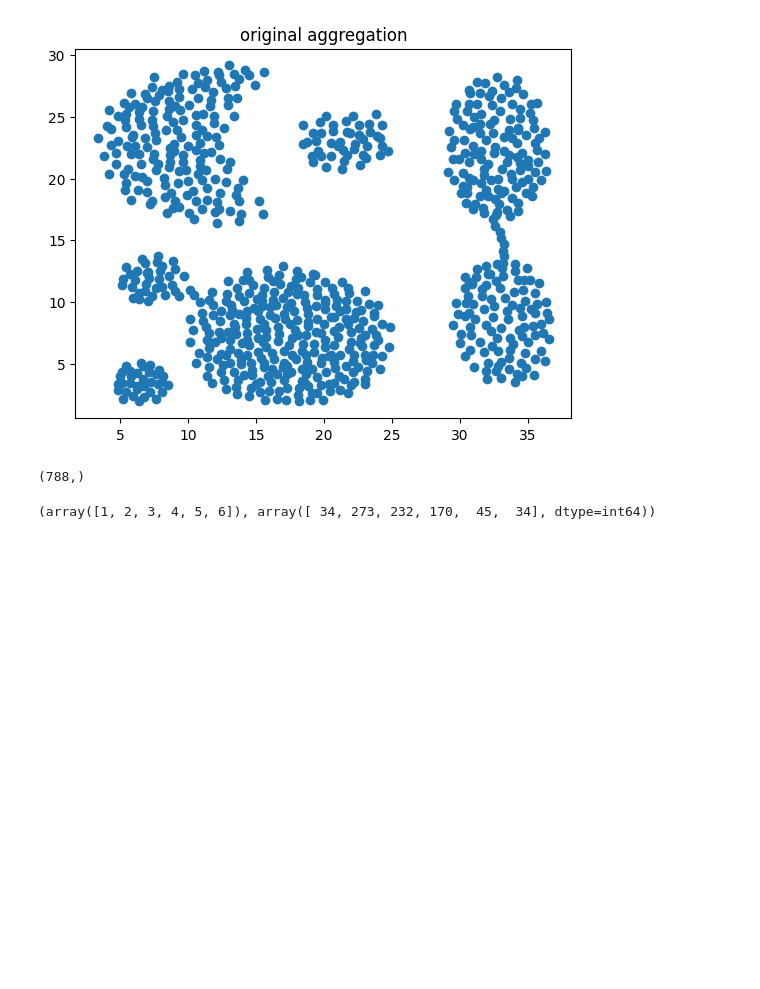
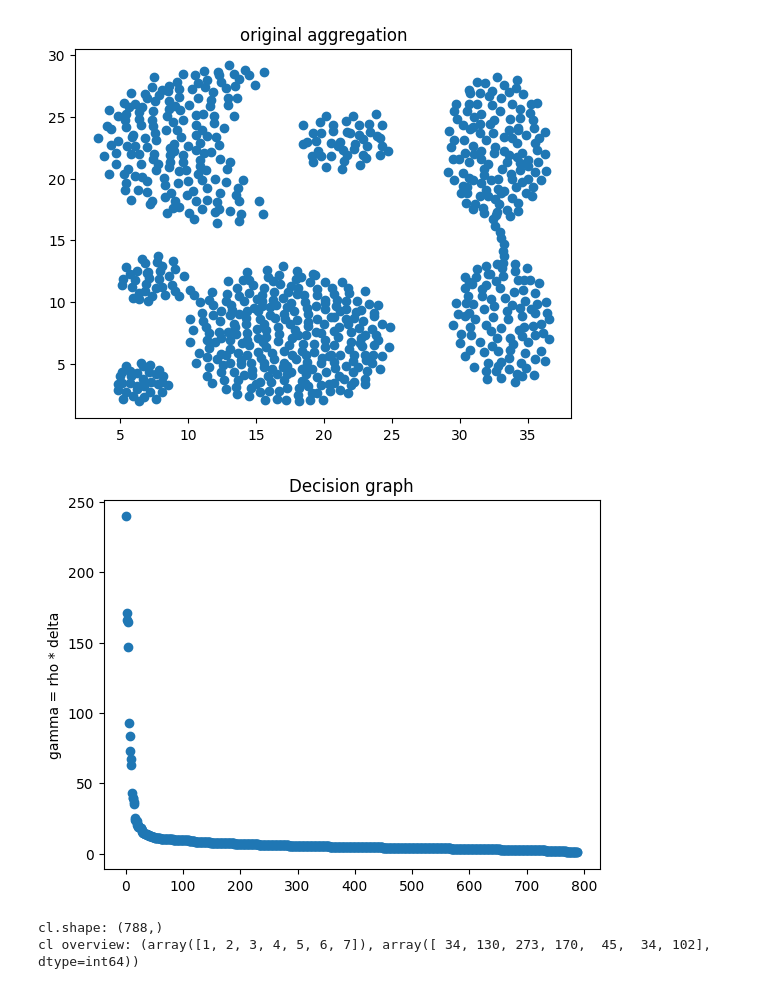
Before and after one commit to thaimeuu/Research-Contest-3-2024, a Jupyter notebook: code availability/HIAC-main/DPC.ipynb, the cells around one changed output. Saved outputs shown, nothing was run; the diff lists cells and outputs as text; code cells hidden in the pictures; blank space fills up the shorter version.

```diff
--- a/code availability/HIAC-main/DPC.ipynb
+++ b/code availability/HIAC-main/DPC.ipynb
@@ -22,15 +22,15 @@ plt.show()
 # %% [output]
 [figure]
 # %%
-cl = DPC(data=dataset, k=6)
+cl = DPC(data=dataset, k=7, ratio=1)
+# %% [output]
+[figure, added]
-# %%
-cl.shape
-# %% [output]
-(788,)
-# %%
-np.unique(cl, return_counts=True)
-# %% [output]
-(array([1, 2, 3, 4, 5, 6]), array([ 34, 273, 232, 170,  45,  34], dtype=int64))
+# %%
+print(f"cl.shape: {cl.shape}")
+print(f"cl overview: {np.unique(cl, return_counts=True)}")
+# %% [output]
+cl.shape: (788,)
+cl overview: (array([1, 2, 3, 4, 5, 6, 7]), array([ 34, 130, 273, 170,  45,  34, 102], dtype=int64))
 # %%
 plt.scatter(data[:, 0], data[:, 1], c=cl)
 plt.title("clustered aggregation")
```
Also changed, not shown: parts of 1 cell of this notebook.
